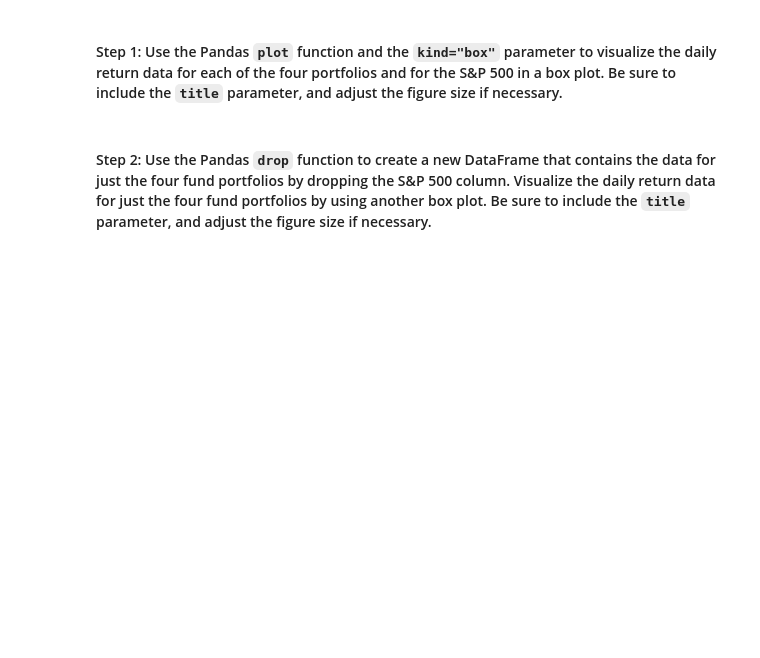
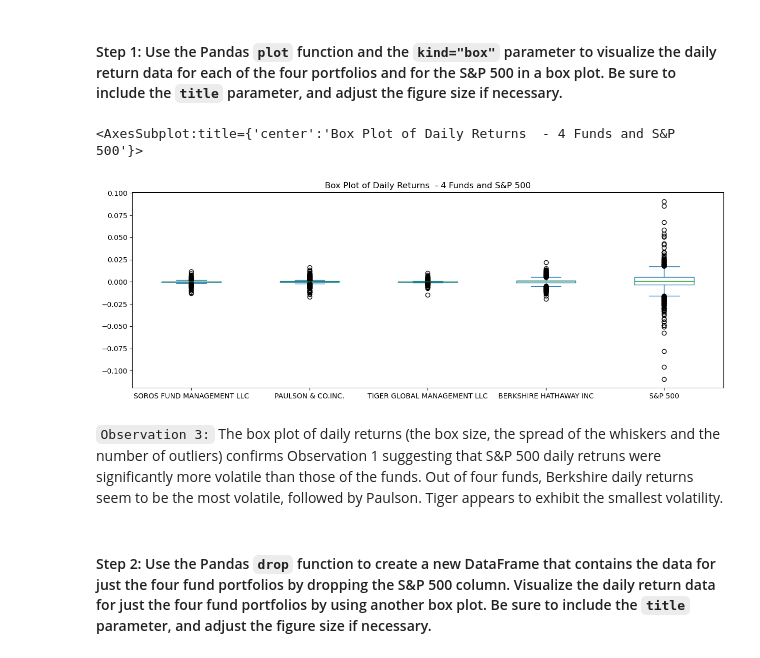
Before and after one commit to BorisDudkin/FinTech_Module4_Risk_Return_Analysis, a Jupyter notebook: risk_return_analysis.ipynb, the cells around one changed output. Drawn from its saved outputs; the diff is of its cells as text; code cells hidden in the pictures; blank space fills up the shorter version.

````diff
--- a/risk_return_analysis.ipynb
+++ b/risk_return_analysis.ipynb
@@ -190,7 +221,12 @@ Analyze the volatility of each of the four fund portfolios and of the S&P 500 In
 # %%
 # Use the daily return data to create box plots to visualize the volatility of the 4 funds and the S&P 500
 # Include a title parameter and adjust the figure size
-# YOUR CODE HERE
+funds_daily_returns.plot.box(title = 'Box Plot of Daily Returns  - 4 Funds and S&P 500', figsize = (15, 5))
+# %% [output]
+<AxesSubplot:title={'center':'Box Plot of Daily Returns  - 4 Funds and S&P 500'}>
+[figure, added]
+# %% [markdown]
+```Observation 3:``` The box plot of daily returns (the box size, the spread of the whiskers and the number of outliers) confirms Observation 1 suggesting that S&P 500 daily retruns were significantly more volatile than those of the funds. Out of four funds, Berkshire daily returns seem to be the most volatile, followed by Paulson. Tiger appears to exhibit the smallest volatility.
 # %% [markdown]
 #### Step 2: Use the Pandas `drop` function to create a new DataFrame that contains the data for just the four fund portfolios by dropping the S&P 500 column. Visualize the daily return data for just the four fund portfolios by using another box plot. Be sure to include the `title` parameter, and adjust the figure size if necessary.
 # %%
````
Also changed, not shown: parts of 7 cells of this notebook.
